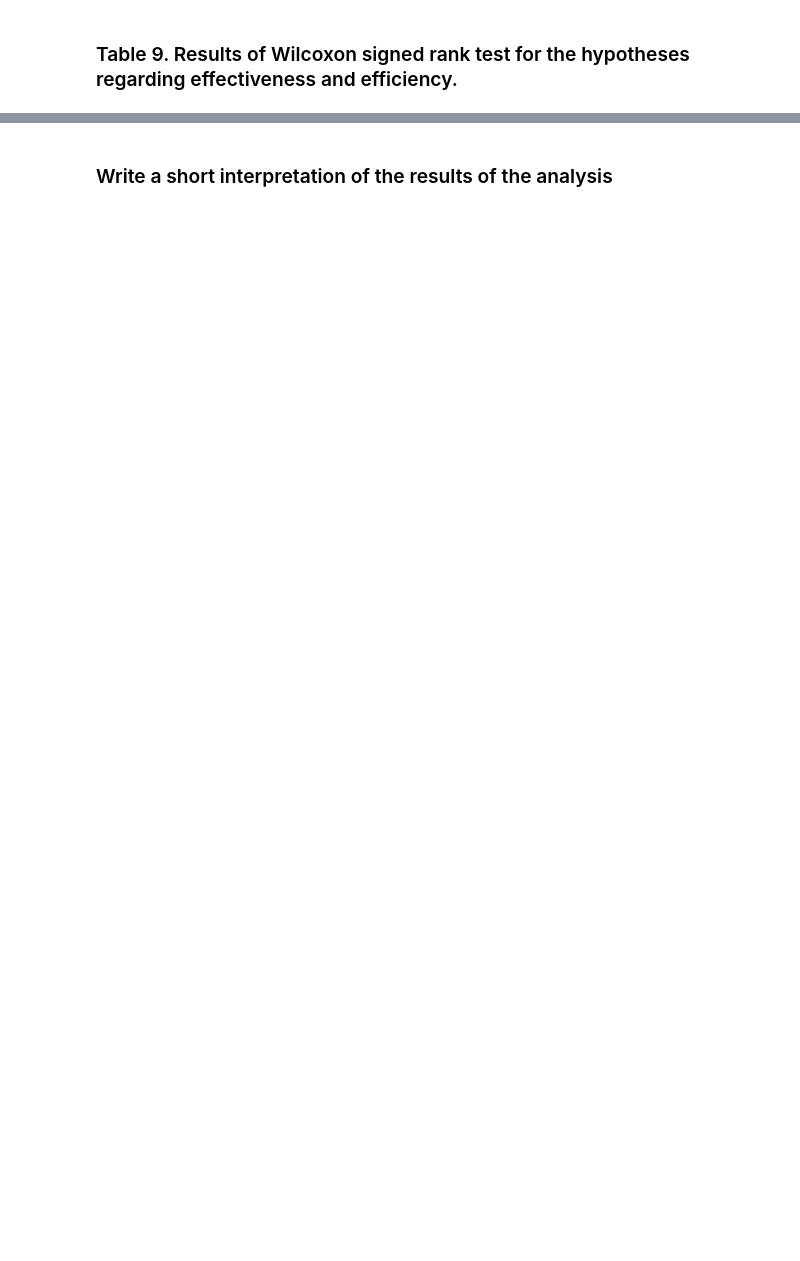
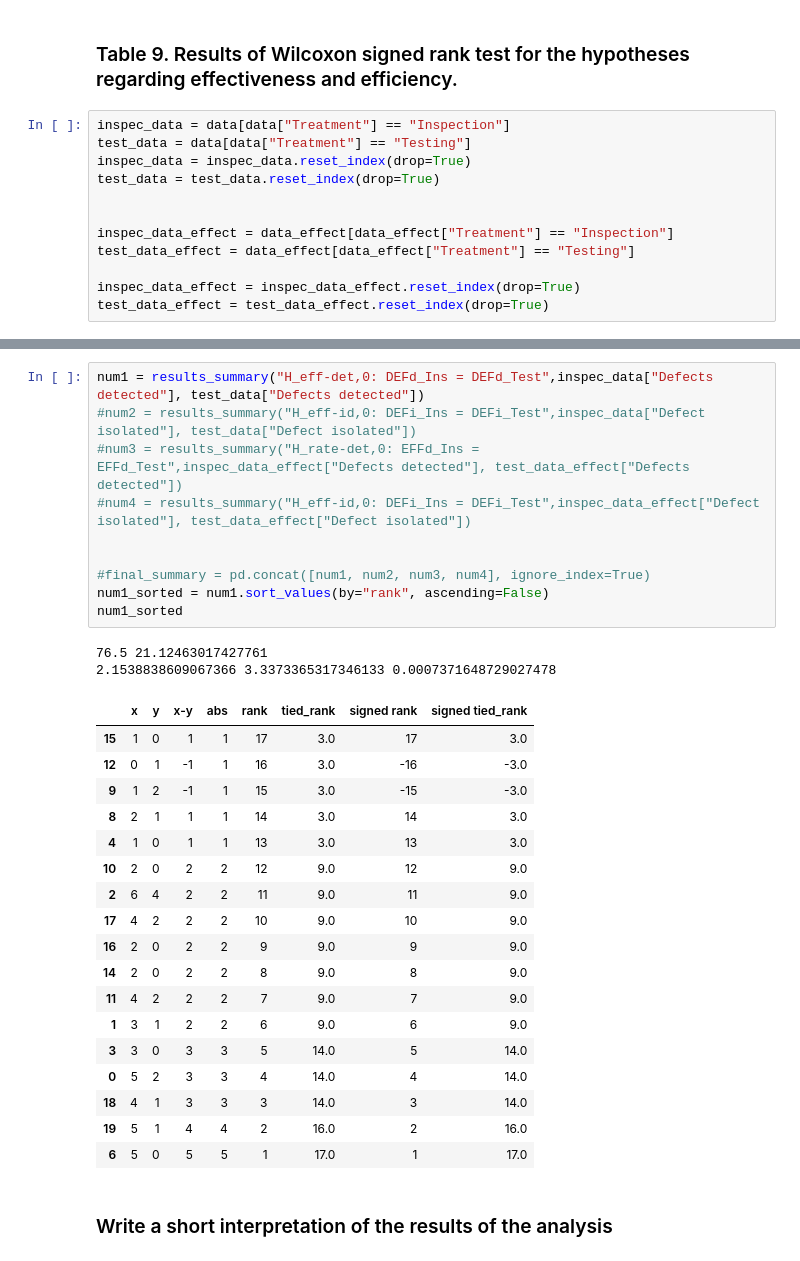
Before and after one commit to hdahlber/Uni_2024_2025, a Jupyter notebook: Research_Methods/Assignment_6/Assignment_6.ipynb, the cells around one changed output, grey strips where cells are left out. Drawn from its saved outputs; the diff is of its cells as text; blank space fills up the shorter version.

```diff
--- a/Research_Methods/Assignment_6/Assignment_6.ipynb
+++ b/Research_Methods/Assignment_6/Assignment_6.ipynb
@@ -58,2 +123,14 @@ plt.show()
 # %% [markdown]
 ### Table 9. Results of Wilcoxon signed rank test for the hypotheses regarding effectiveness and efficiency.
+# %%
+inspec_data = data[data["Treatment"] == "Inspection"]
+test_data = data[data["Treatment"] == "Testing"]
+inspec_data = inspec_data.reset_index(drop=True)
+test_data = test_data.reset_index(drop=True)
+
+
+inspec_data_effect = data_effect[data_effect["Treatment"] == "Inspection"]
+test_data_effect = data_effect[data_effect["Treatment"] == "Testing"]
+
+inspec_data_effect = inspec_data_effect.reset_index(drop=True)
+test_data_effect = test_data_effect.reset_index(drop=True)
@@ -60,2 +207,33 @@ plt.show()
+# %%
+num1 = results_summary("H_eff-det,0: DEFd_Ins = DEFd_Test",inspec_data["Defects detected"], test_data["Defects detected"])
+#num2 = results_summary("H_eff-id,0: DEFi_Ins = DEFi_Test",inspec_data["Defect isolated"], test_data["Defect isolated"])
+#num3 = results_summary("H_rate-det,0: EFFd_Ins = EFFd_Test",inspec_data_effect["Defects detected"], test_data_effect["Defects detected"])
+#num4 = results_summary("H_eff-id,0: DEFi_Ins = DEFi_Test",inspec_data_effect["Defect isolated"], test_data_effect["Defect isolated"])
+
+
+#final_summary = pd.concat([num1, num2, num3, num4], ignore_index=True)
+num1_sorted = num1.sort_values(by="rank", ascending=False)
+num1_sorted
+# %% [output]
+76.5 21.12463017427761
+2.1538838609067366 3.3373365317346133 0.0007371648729027478
+|  | x | y | x-y | abs | rank | tied_rank | signed rank | signed tied_rank |
+| 15 | 1 | 0 | 1 | 1 | 17 | 3.0 | 17 | 3.0 |
+| 12 | 0 | 1 | -1 | 1 | 16 | 3.0 | -16 | -3.0 |
+| 9 | 1 | 2 | -1 | 1 | 15 | 3.0 | -15 | -3.0 |
+| 8 | 2 | 1 | 1 | 1 | 14 | 3.0 | 14 | 3.0 |
+| 4 | 1 | 0 | 1 | 1 | 13 | 3.0 | 13 | 3.0 |
+| 10 | 2 | 0 | 2 | 2 | 12 | 9.0 | 12 | 9.0 |
+| 2 | 6 | 4 | 2 | 2 | 11 | 9.0 | 11 | 9.0 |
+| 17 | 4 | 2 | 2 | 2 | 10 | 9.0 | 10 | 9.0 |
+| 16 | 2 | 0 | 2 | 2 | 9 | 9.0 | 9 | 9.0 |
+| 14 | 2 | 0 | 2 | 2 | 8 | 9.0 | 8 | 9.0 |
+| 11 | 4 | 2 | 2 | 2 | 7 | 9.0 | 7 | 9.0 |
+| 1 | 3 | 1 | 2 | 2 | 6 | 9.0 | 6 | 9.0 |
+| 3 | 3 | 0 | 3 | 3 | 5 | 14.0 | 5 | 14.0 |
+| 0 | 5 | 2 | 3 | 3 | 4 | 14.0 | 4 | 14.0 |
+| 18 | 4 | 1 | 3 | 3 | 3 | 14.0 | 3 | 14.0 |
+| 19 | 5 | 1 | 4 | 4 | 2 | 16.0 | 2 | 16.0 |
+| 6 | 5 | 0 | 5 | 5 | 1 | 17.0 | 1 | 17.0 |
 # %% [markdown]
 ### Write a short interpretation of the results of the analysis
```
Also changed, not shown: parts of 13 cells of this notebook.
